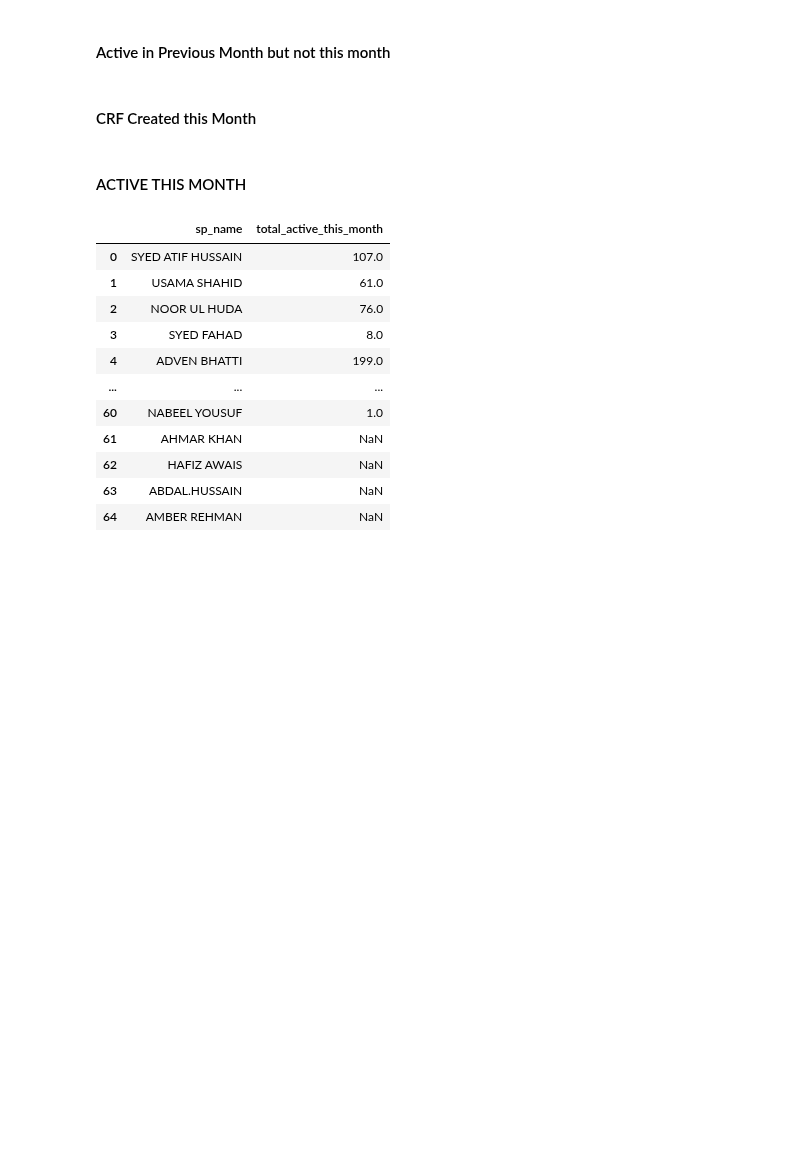
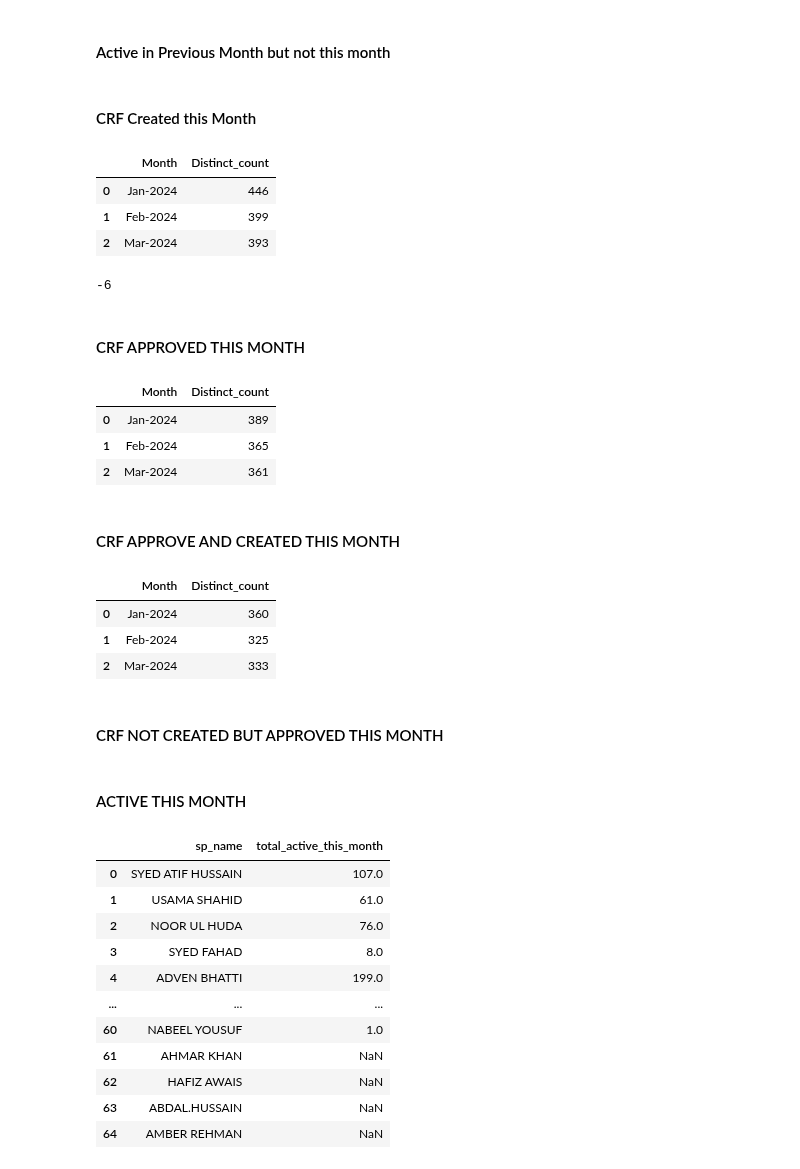
Before and after one commit to TahaDataAlchemy/BLUE-EX-Domestic-Auto, a Jupyter notebook: ETL.ipynb, the cells around one changed output. Cells and saved outputs as stored; diff of their text form; code cells hidden in the pictures; blank space fills up the shorter version.

```diff
--- a/ETL.ipynb
+++ b/ETL.ipynb
@@ -1468,0 +1478,47 @@ Acc_Jan_not_in_Feb = len(Jan_not_in_Feb)
+# %%
+conn = msql.connect(host=dlogin.host, user=dlogin.user, password=dlogin.password, database=dlogin.database)
+month_ranges = [
+    ('2024-01-01', '2024-01-31'),
+    ('2024-02-01', '2024-02-29'),
+    ('2024-03-01', '2024-03-31'),
+    # Add more month ranges as needed
+]
+
+results = []
+try:
+    with conn.cursor() as cursor:
+        # Loop through each month range
+        for start_date, end_date in month_ranges:
+            # Define SQL query to count distinct acc_no within the date range
+            sql_query = """
+                SELECT COUNT(DISTINCT acc_no) AS distinct_count
+                FROM blueex.acc_form
+                WHERE creation_date BETWEEN %s AND %s
+            """
+
+            # Execute the SQL query with date range parameters
+            cursor.execute(sql_query, (start_date, end_date))
+
+            # Fetch the result (distinct count of acc_no)
+            distinct_count = cursor.fetchone()[0]  # Get the first column of the first row
+
+            # Format the month as 'Month-YYYY' (e.g., 'Jan-2024')
+            month_year = datetime.strptime(start_date, '%Y-%m-%d').strftime('%b-%Y')
+
+            # Append result to the list as a dictionary
+            results.append({'Month': month_year, 'Distinct_count': distinct_count})
+
+except mysql.connector.Error as e:
+    print("Error occurred while connecting to MySQL:", e)
+    conn.rollback()  # Rollback any changes in case of error
+    sys.exit()
+
+# Create a pandas DataFrame from the results list
+Crf_Created_This_month = pd.DataFrame(results)
+# %%
+Crf_Created_This_month
+# %% [output]
+|  | Month | Distinct_count |
+| 0 | Jan-2024 | 446 |
+| 1 | Feb-2024 | 399 |
+| 2 | Mar-2024 | 393 |
@@ -1468,0 +1531,6 @@ Acc_Jan_not_in_Feb = len(Jan_not_in_Feb)
+# %%
+Crf_Created_This_month_Inc_Dec
+# %% [output]
+-6
+# %% [markdown]
+#### CRF APPROVED THIS MONTH
@@ -1468,0 +1579,7 @@ Acc_Jan_not_in_Feb = len(Jan_not_in_Feb)
+# %%
+crf_App
+# %% [output]
+|  | Month | Distinct_count |
+| 0 | Jan-2024 | 389 |
+| 1 | Feb-2024 | 365 |
+| 2 | Mar-2024 | 361 |
@@ -1468,0 +1590,2 @@ Acc_Jan_not_in_Feb = len(Jan_not_in_Feb)
+# %% [markdown]
+#### CRF APPROVE AND CREATED THIS MONTH
@@ -1468,0 +1633,7 @@ Acc_Jan_not_in_Feb = len(Jan_not_in_Feb)
+# %%
+CRF_APP_CRE
+# %% [output]
+|  | Month | Distinct_count |
+| 0 | Jan-2024 | 360 |
+| 1 | Feb-2024 | 325 |
+| 2 | Mar-2024 | 333 |
@@ -1469,3 +1644,5 @@ Acc_Jan_not_in_Feb = len(Jan_not_in_Feb)
+# %% [markdown]
+#### CRF NOT CREATED BUT APPROVED THIS MONTH
 # %% [markdown]
 #### ACTIVE THIS MONTH
 # %%
```
Also changed, not shown: parts of 11 cells of this notebook.
